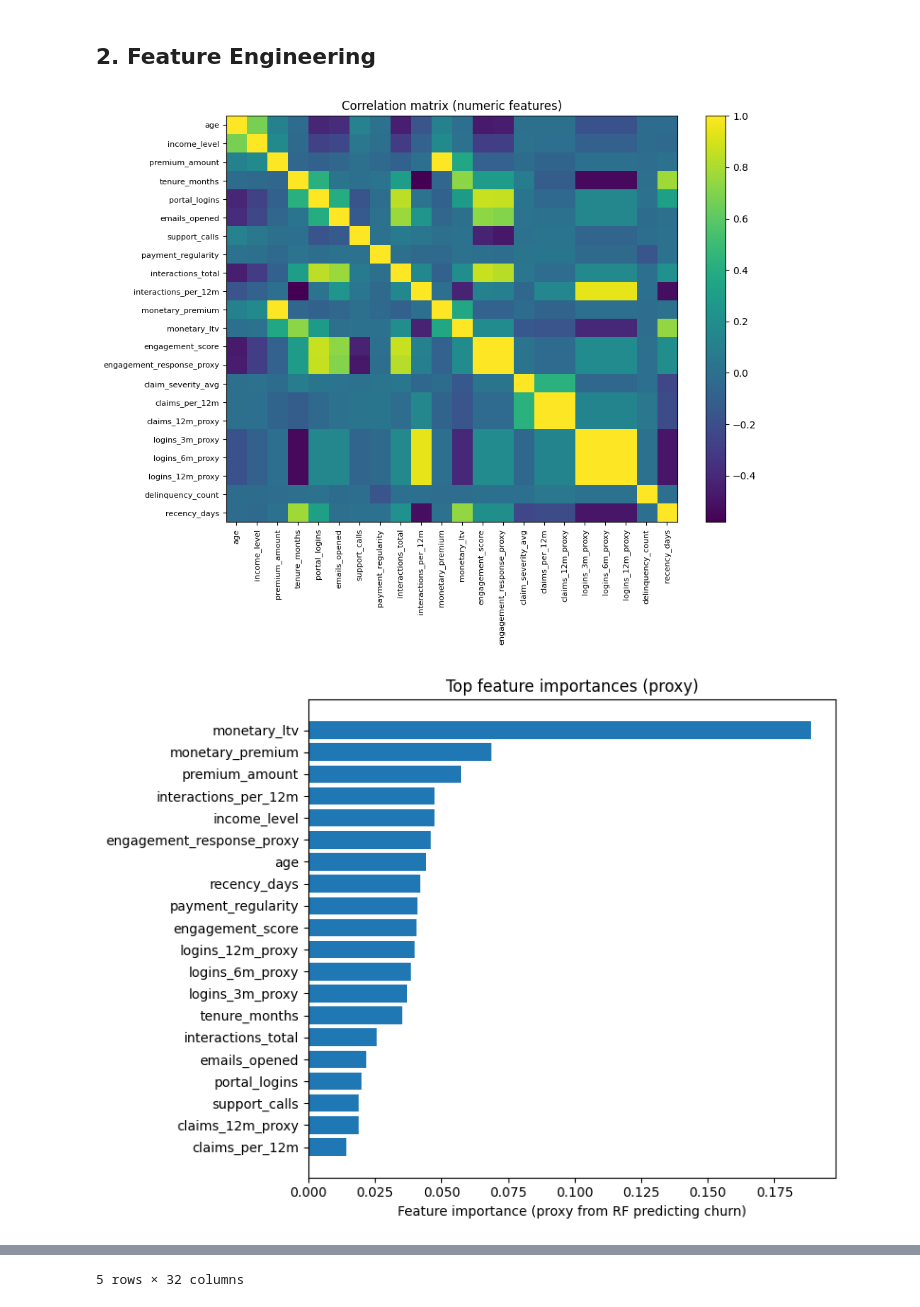
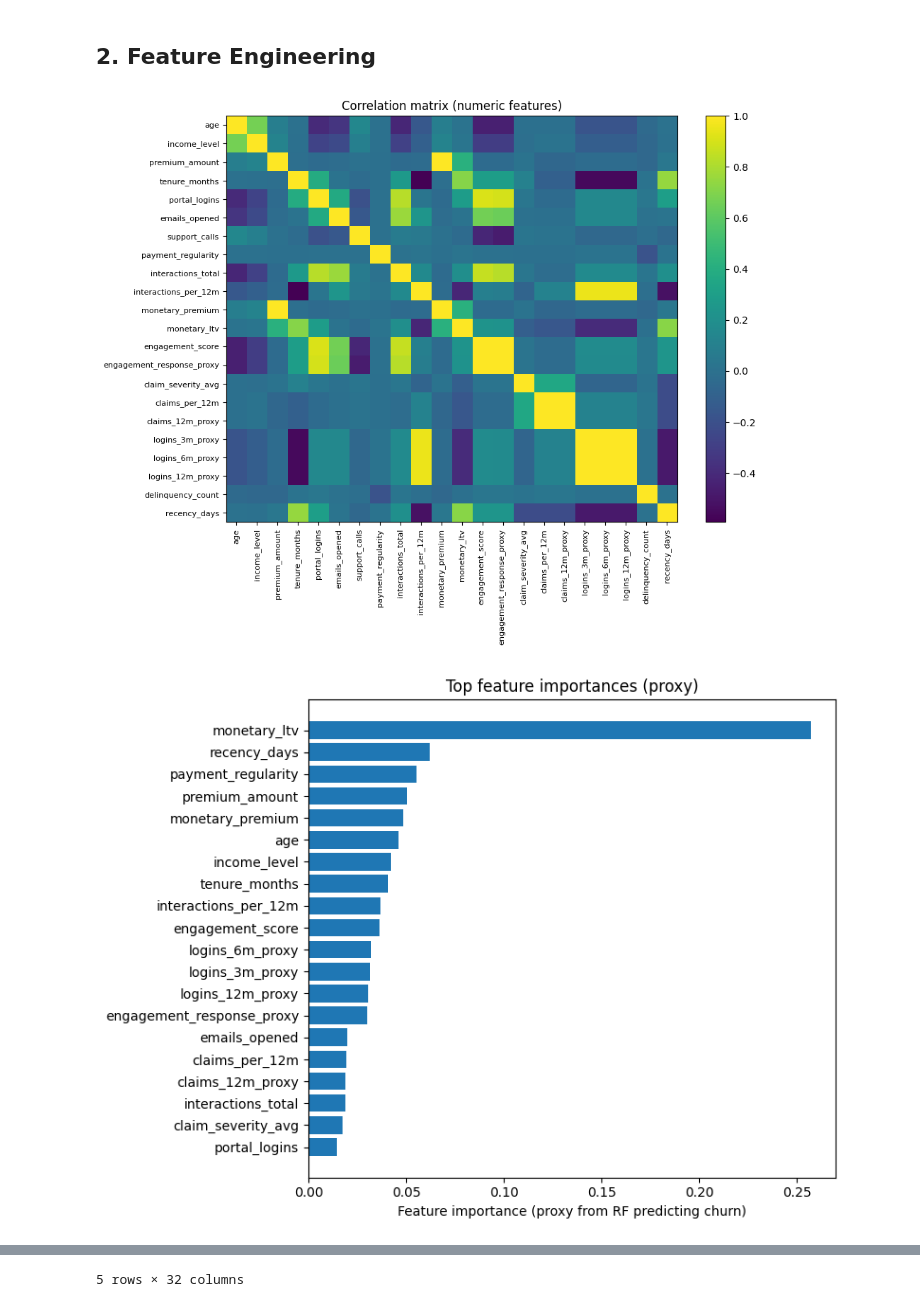
Before and after one commit to ghsaberr/agentic-customer-segmentation, a Jupyter notebook: agentic-customer-segmentation.ipynb, the cells around one changed output, grey strips where cells are left out. Saved outputs shown, nothing was run; the diff lists cells and outputs as text; code cells hidden in the pictures.

```diff
--- a/agentic-customer-segmentation.ipynb
+++ b/agentic-customer-segmentation.ipynb
@@ -849,7 +849,7 @@ Sanity checks passed.
 ## 2. Feature Engineering
 # %%
 # Generate and clean
-df = generate_insurance_dataset_realistic_v4(n_customers=2000, seed=42)
+df = generate_insurance_dataset_realistic_v4(n_customers=5000, seed=42)
 df = augment_with_engagement_and_flags_v3(df, seed=42)
 cleaned = clean_customer_dataframe(df)
 
@@ -942,31 +942,31 @@ if len(cat_to_encode)>0:
 feature_names = numeric_features + ohe_feature_names
 importances = rf.feature_importances_
 fi_df = pd.DataFrame({"feature": feature_names, "importance": importances}).sort_values("importance", ascending=False).reset_index(drop=True)
 
 topn = min(20, len(fi_df))
 plt.figure(figsize=(8,6))
 plt.barh(fi_df['feature'].iloc[:topn][::-1], fi_df['importance'].iloc[:topn][::-1])
 plt.xlabel("Feature importance (proxy from RF predicting churn)")
 plt.title("Top feature importances (proxy)")
 plt.tight_layout()
 fi_path = "data/feature_importances.png"
 plt.savefig(fi_path, dpi=150)
 plt.show()
 
 out_path = "data/processed_features.parquet"
 to_save = df_feat[[ 'customer_id'] + numeric_features + cat_to_encode + ['bundle_candidate_flag','multi_policy_flag','churned']].copy()
 to_save.to_parquet(out_path, index=False)
 
 print("✅ Feature engineering completed. Processed matrix shape:", X_clust.shape)
 print("Numeric features used ({}):".format(len(numeric_features)), numeric_features)
 print("Categorical features encoded ({}):".format(len(cat_to_encode)), cat_to_encode)
 print("\nTop 15 feature importance proxies:\n")
 display(fi_df.head(15))
 display(to_save.head())
 
 print(f"\nSaved correlation heatmap: {heatmap_path}")
 print(f"Saved feature importances plot: {fi_path}")
 print(f"Saved processed feature table: {out_path}")
 # %% [output]
 [figure]
-[figure, old version]
+[figure, new version]
```
Also changed, not shown: parts of 8 cells of this notebook, 6 other files.
